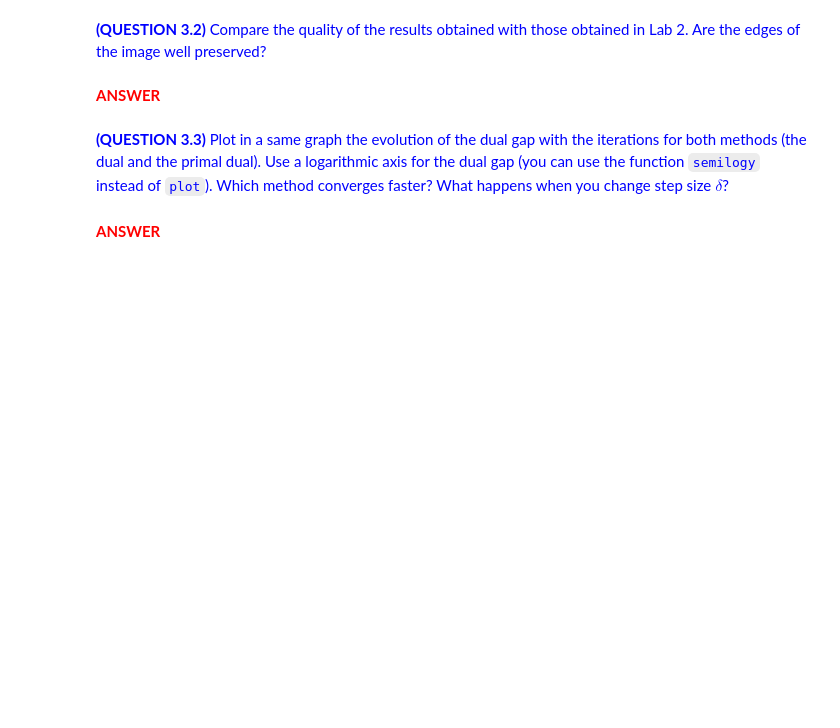
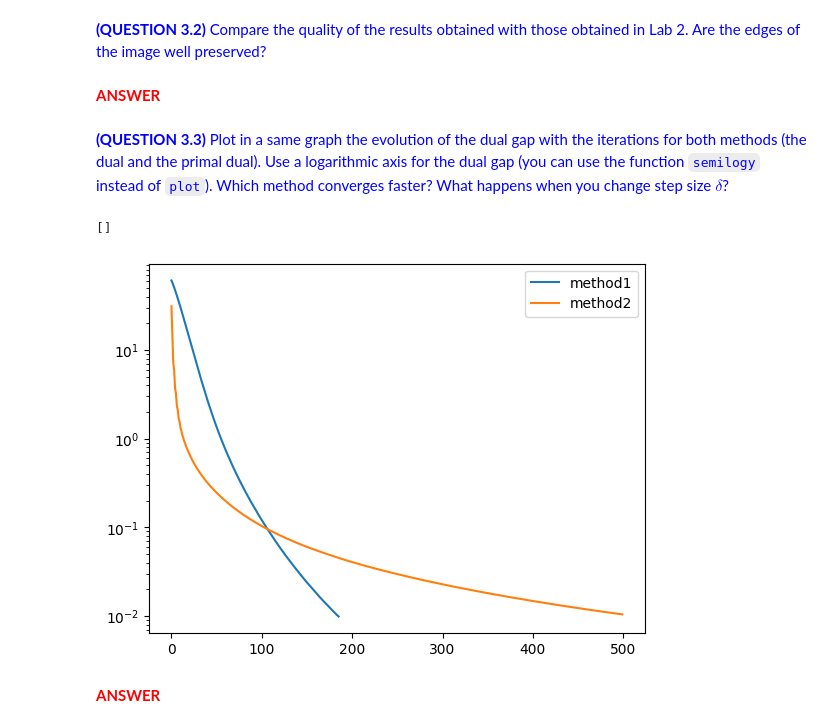
Before and after one commit to LucaFranceschi01/TO-2024, a Jupyter notebook: Lab6_ROF_denoising.ipynb, the cells around one changed output. Drawn from its saved outputs; the diff is of its cells as text; code cells hidden in the pictures; blank space fills up the shorter version.

```diff
--- a/Lab6_ROF_denoising.ipynb
+++ b/Lab6_ROF_denoising.ipynb
@@ -530,2 +547,11 @@ _, _, _, fps, fds = rof_dual(image_noisy, lambda_, pd_prms, fig, ax1, ax2)
+# %%
+plt.plot(np.array(fps1)-np.array(fds1), label='method1')
+plt.plot(np.array(fps2)-np.array(fds2), label='method2')
+plt.legend()
+plt.yscale('log')
+plt.plot()
+# %% [output]
+[]
+[figure, added]
 # %% [markdown]
 <font color='red'>**ANSWER**</font>
```
Also changed, not shown: parts of 9 cells of this notebook.
